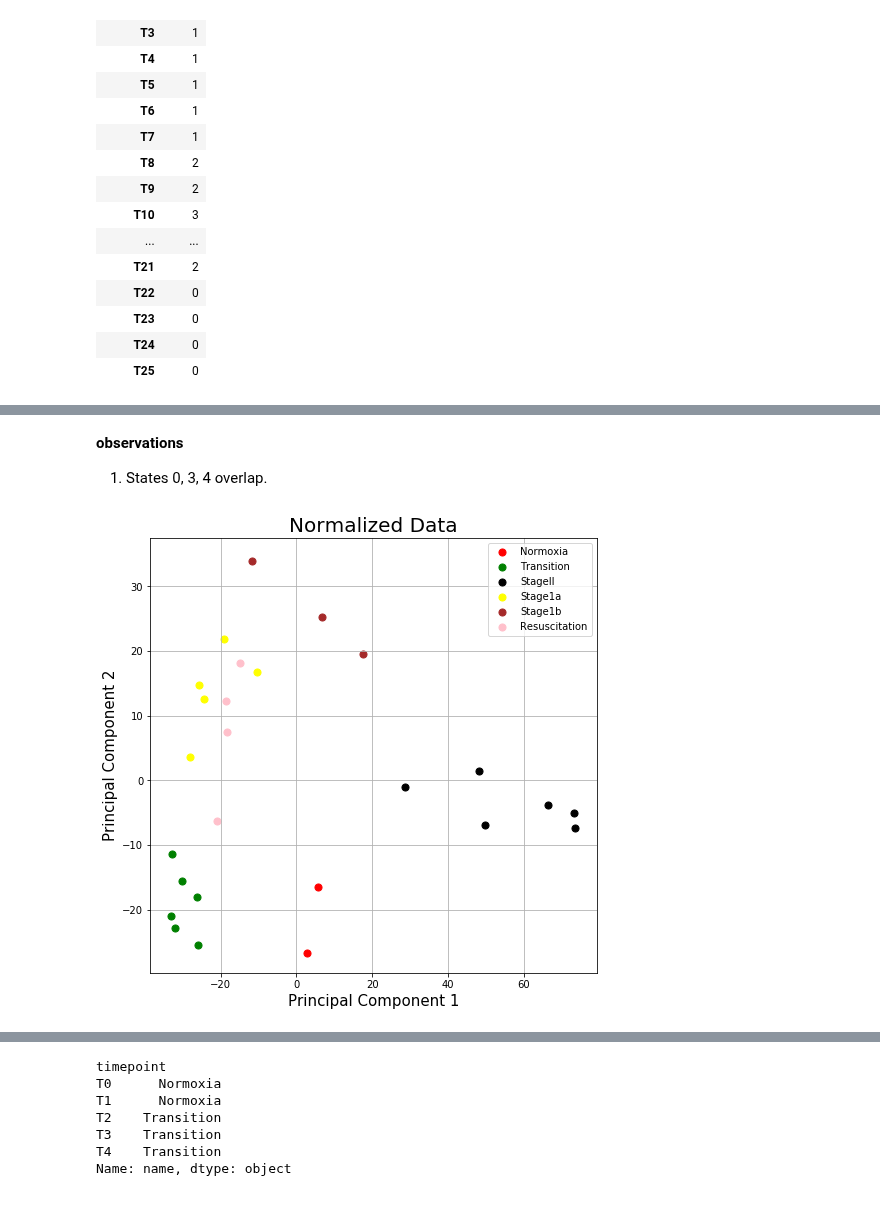
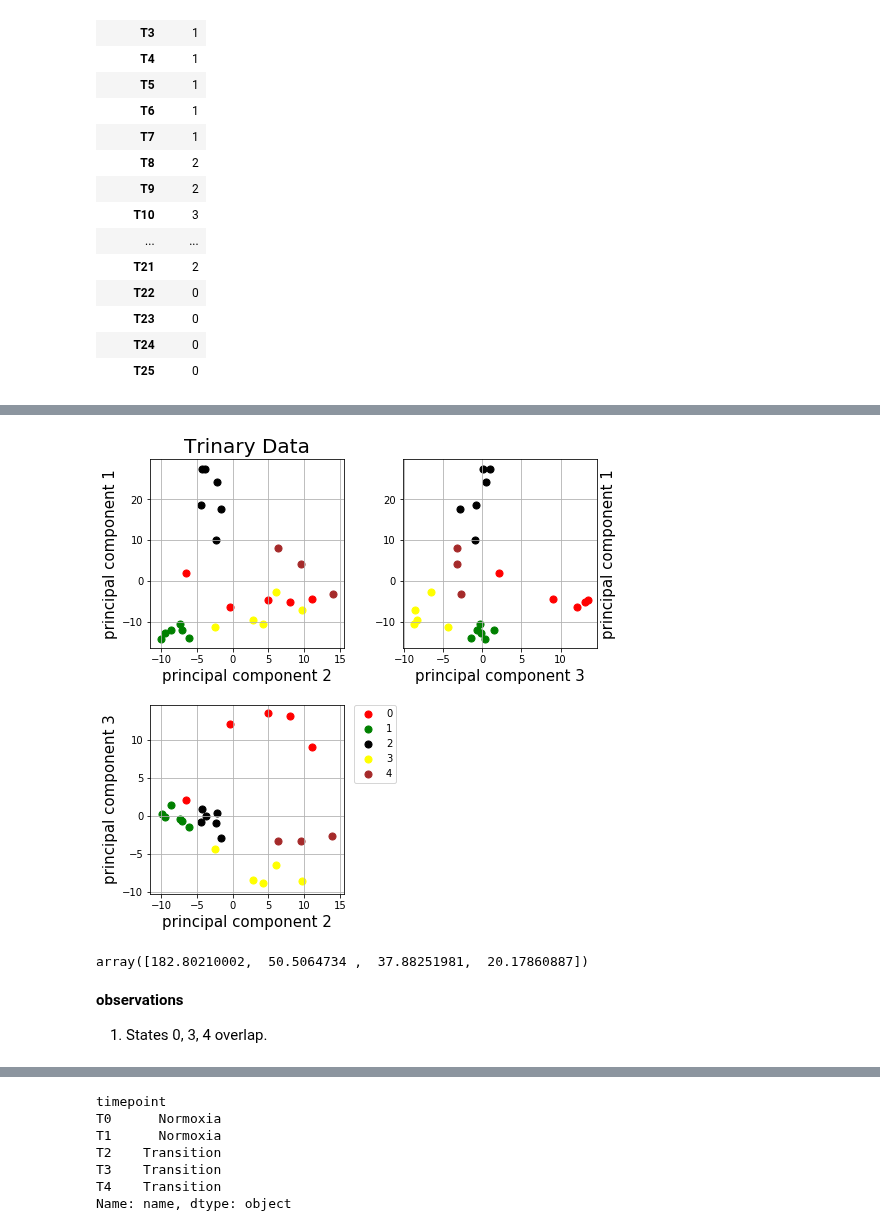
Before and after one commit to uwescience/old_xstate, a Jupyter notebook: notebooks/PCA Analysis.ipynb, the cells around one changed output, grey strips where cells are left out. Drawn from its saved outputs; the diff is of its cells as text; code cells hidden in the pictures.

```diff
--- a/notebooks/PCA Analysis.ipynb
+++ b/notebooks/PCA Analysis.ipynb
@@ -78,3 +132,11 @@ doPCA(data.df_X, data.ser_y, title="Trinary Data")
+# %%
+pca = doPCA3(data.df_X, data.ser_y, title="Trinary Data")
+# %% [output]
+[figure, added]
+# %%
+pca.explained_variance_
+# %% [output]
+array([182.80210002,  50.5064734 ,  37.88251981,  20.17860887])
 # %% [markdown]
 **observations**
 1. States 0, 3, 4 overlap.
@@ -85,7 +147,3 @@ df_X = provider.df_normalized.head()
 # %%
 ser_y = provider.df_stage_matrix['name']
 df_X = provider.df_normalized.T
-# %%
-doPCA(df_X, ser_y, title="Normalized Data")
-# %% [output]
-[figure, removed]
```
Also changed, not shown: parts of 12 cells of this notebook, 1 other file.
